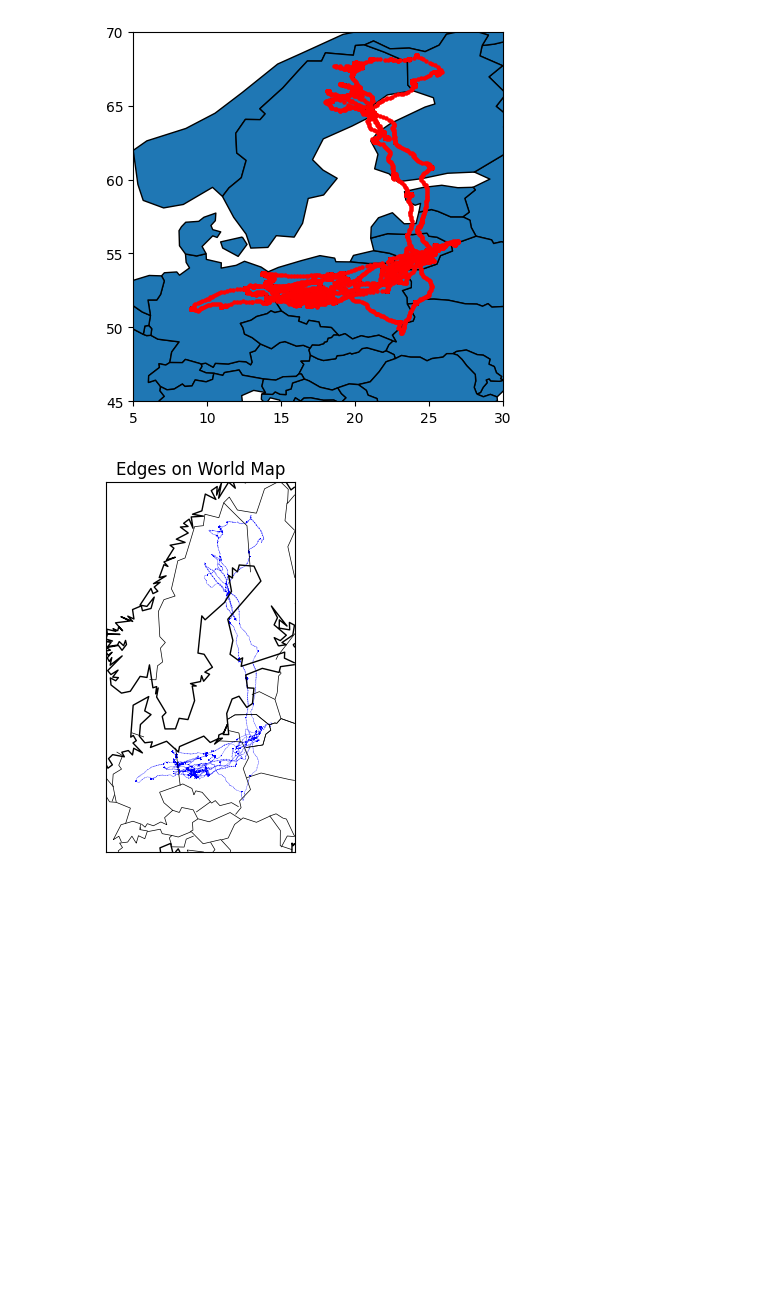
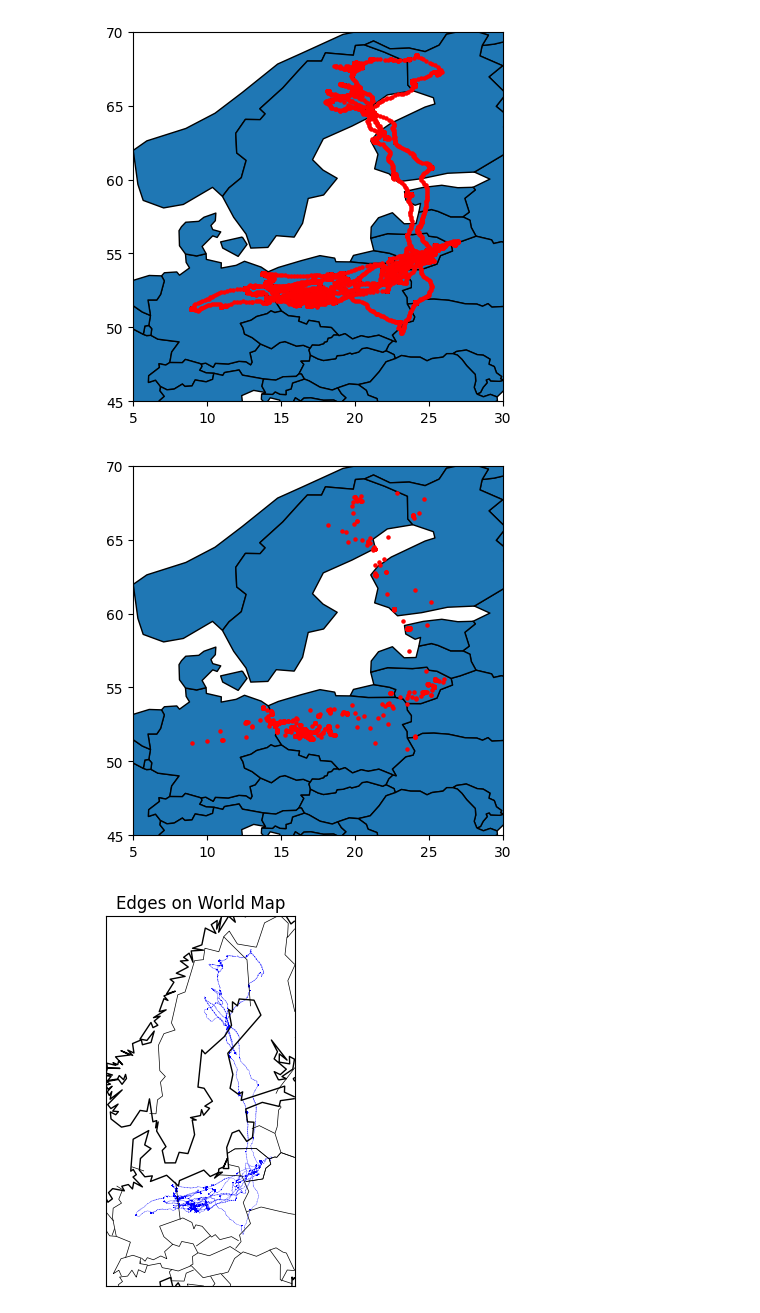
Before and after one commit to YYashraj/Bird-MIgration-Network, a Jupyter notebook: Just Some Exploration/Movebank/construct.ipynb, the cells around one changed output. Saved outputs shown, nothing was run; the diff lists cells and outputs as text; code cells hidden in the pictures; blank space fills up the shorter version.

Commit message:
CCL data added

```diff
--- a/Just Some Exploration/Movebank/construct.ipynb
+++ b/Just Some Exploration/Movebank/construct.ipynb
@@ -75,6 +75,18 @@ plt.ylim(45, 70)
 plt.show()
 # %% [output]
 [figure]
+# %%
+gdf = gpd.GeoDataFrame(df_crane_r, geometry=gpd.points_from_xy(df_crane_r['location-long'], df_crane_r['location-lat']))
+world = gpd.read_file(gpd.datasets.get_path('naturalearth_lowres'))
+base = world.plot(edgecolor='black')
+gdf.plot(ax=base, marker='o', color='red', markersize=5)
+
+plt.xlim(5, 30)
+plt.ylim(45, 70)
+
+plt.show()
+# %% [output]
+[figure, added]
 # %%
 import matplotlib.pyplot as plt
 from mpl_toolkits.basemap import Basemap
```
Also changed, not shown: parts of 5 cells of this notebook, 2 other files.
